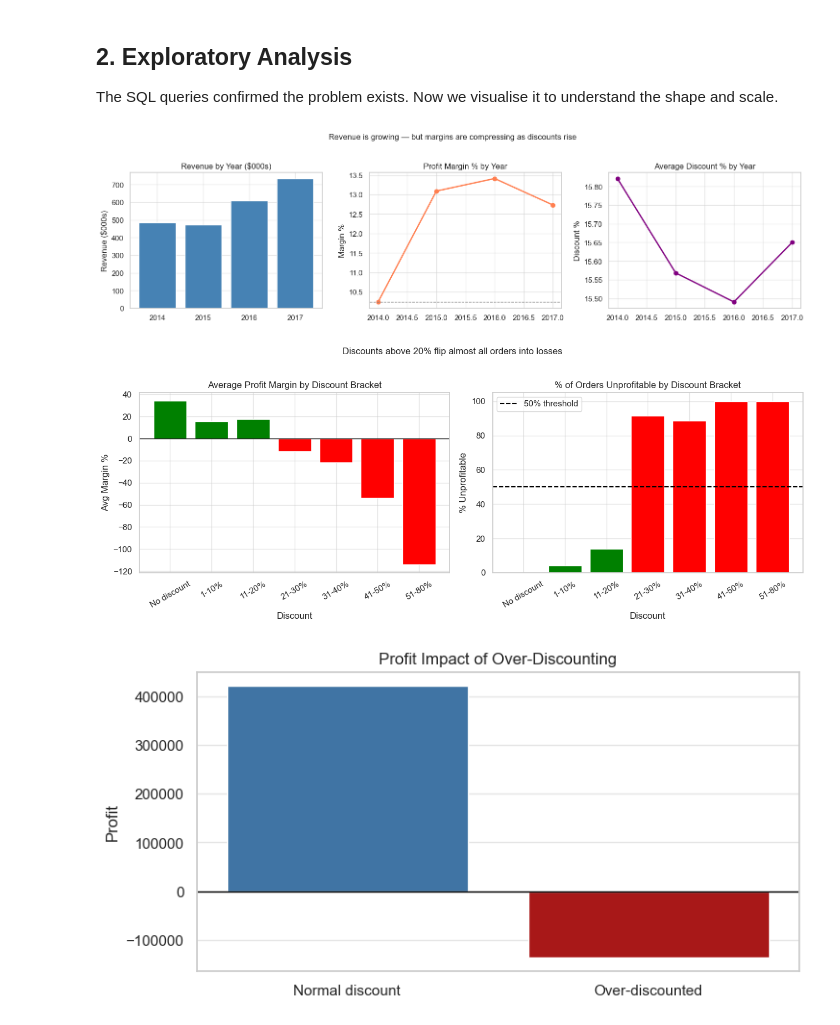
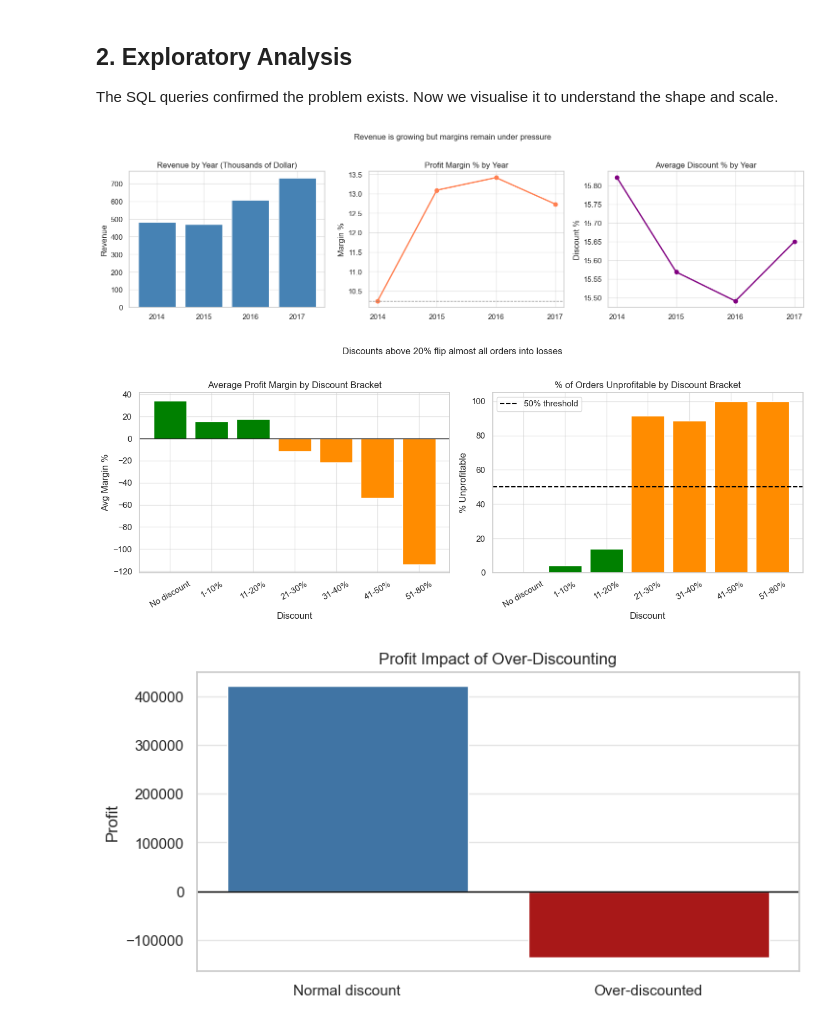
Before and after one commit to tmcode123/retail-profit-project, a Jupyter notebook: retail_analysis.ipynb, the cells around one changed output. Saved outputs shown, nothing was run; the diff lists cells and outputs as text; code cells hidden in the pictures.

```diff
--- a/retail_analysis.ipynb
+++ b/retail_analysis.ipynb
@@ -181,7 +170,6 @@ The cost of over-discounting:
 The SQL queries confirmed the problem exists. Now we visualise it to understand the shape and scale.
 # %%
 # Revenue and profit margin over time
-# Shows the divergence between growing revenue and compressing margins
 
 fig, axes = plt.subplots(1, 3, figsize=(15, 4))
 
@@ -192,47 +180,47 @@ yearly = df.groupby('year').agg(
 ).reset_index()
 yearly['margin'] = yearly['profit'] / yearly['revenue'] * 100
 
-axes[0].bar(yearly['year'], yearly['revenue']/1e3, color='steelblue')
-axes[0].set(title='Revenue by Year ($000s)', xlabel='', ylabel='Revenue ($000s)')
+axes[0].bar(yearly['year'], yearly['revenue']/1000, color='steelblue')
+axes[0].set(title='Revenue by Year (Thousands of Dollar)', xlabel='', ylabel='Revenue')
 
 axes[1].plot(yearly['year'], yearly['margin'], marker='o', color='coral', lw=2)
-axes[1].set(title='Profit Margin % by Year', xlabel='', ylabel='Margin %')
+axes[1].set(title='Profit Margin % by Year', xlabel='', ylabel='Margin %', xticks=yearly['year'])
 axes[1].axhline(yearly['margin'].iloc[0], color='grey', linestyle='--', lw=1)
 
 axes[2].plot(yearly['year'], yearly['avg_discount']*100, marker='o', color='purple', lw=2)
-axes[2].set(title='Average Discount % by Year', xlabel='', ylabel='Discount %')
+axes[2].set(title='Average Discount % by Year', xlabel='', ylabel='Discount %', xticks=yearly['year'])
 
-plt.suptitle('Revenue is growing — but margins are compressing as discounts rise', fontsize=12, y=1.02)
+plt.suptitle('Revenue is growing but margins remain under pressure', fontsize=12, y=1.02)
 plt.tight_layout()
 plt.show()
 # %% [output]
-[figure, old version]
+[figure, new version]
 # %%
 # The discount-profit cliff
 # Shows exactly where the tipping point is
 
 fig, axes = plt.subplots(1, 2, figsize=(13, 5))
 
-colors = ['green' if m > 0 else 'red' for m in df_discount['avg_margin_pct']]
+colors = ['green' if m > 0 else 'darkorange' for m in df_discount['avg_margin_pct']]
 axes[0].bar(df_discount['discount_bracket'], df_discount['avg_margin_pct'], color=colors)
 axes[0].axhline(0, color='black', lw=1)
 axes[0].set(title='Average Profit Margin by Discount Bracket',
             xlabel='Discount', ylabel='Avg Margin %')
 axes[0].tick_params(axis='x', rotation=30)
 
 axes[1].bar(df_discount['discount_bracket'], df_discount['pct_unprofitable'],
-            color=['green' if p < 50 else 'red' for p in df_discount['pct_unprofitable']])
+            color=['green' if p < 50 else 'darkorange' for p in df_discount['pct_unprofitable']])
 axes[1].axhline(50, color='black', linestyle='--', lw=1.5, label='50% threshold')
 axes[1].set(title='% of Orders Unprofitable by Discount Bracket',
             xlabel='Discount', ylabel='% Unprofitable')
 axes[1].tick_params(axis='x', rotation=30)
 axes[1].legend()
 
 plt.suptitle('Discounts above 20% flip almost all orders into losses', fontsize=12, y=1.02)
 plt.tight_layout()
 plt.show()
 # %% [output]
-[figure, old version]
+[figure, new version]
 # %%
 # Profit Impact of Over-Discounting
 
```
Also changed, not shown: parts of 5 cells of this notebook, 2 other files.
